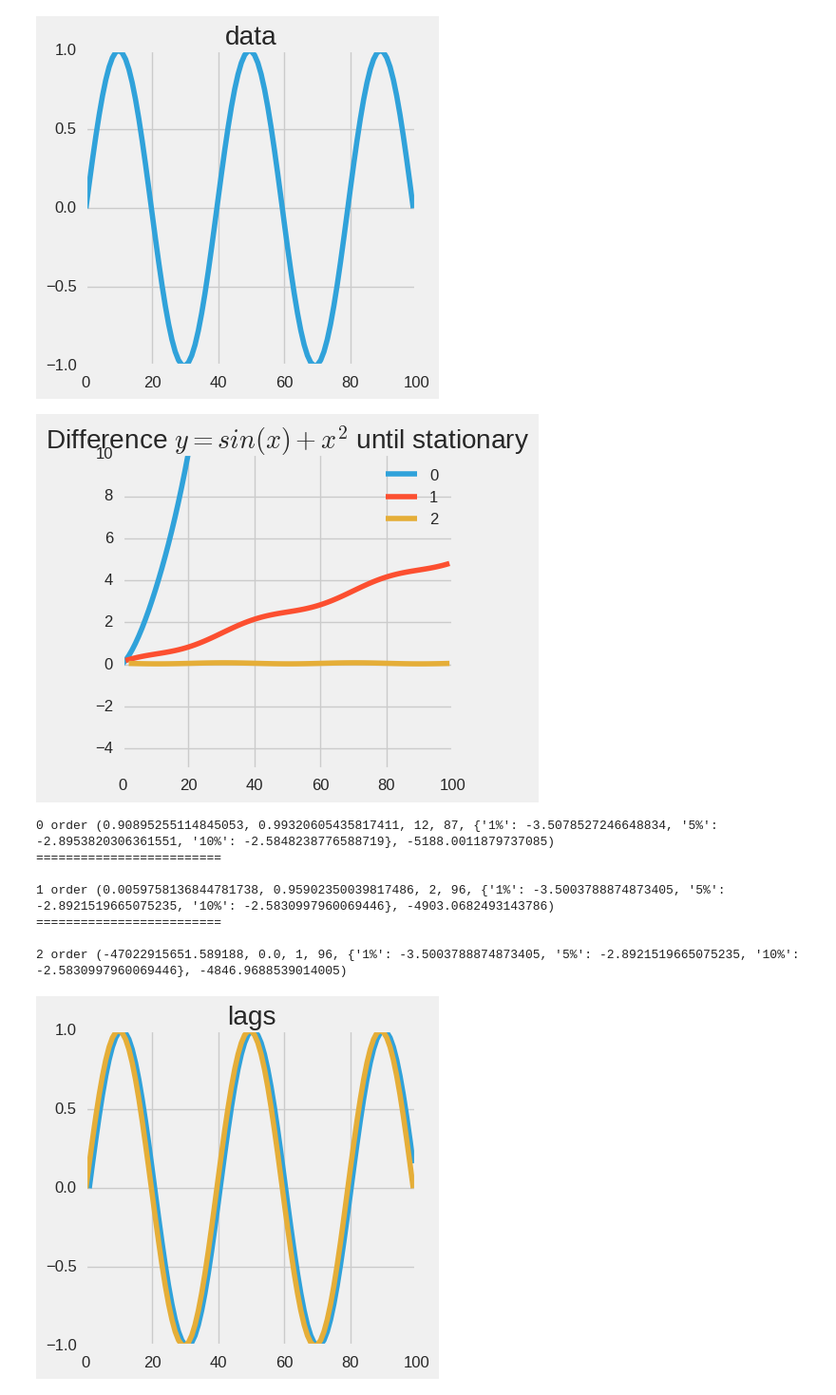
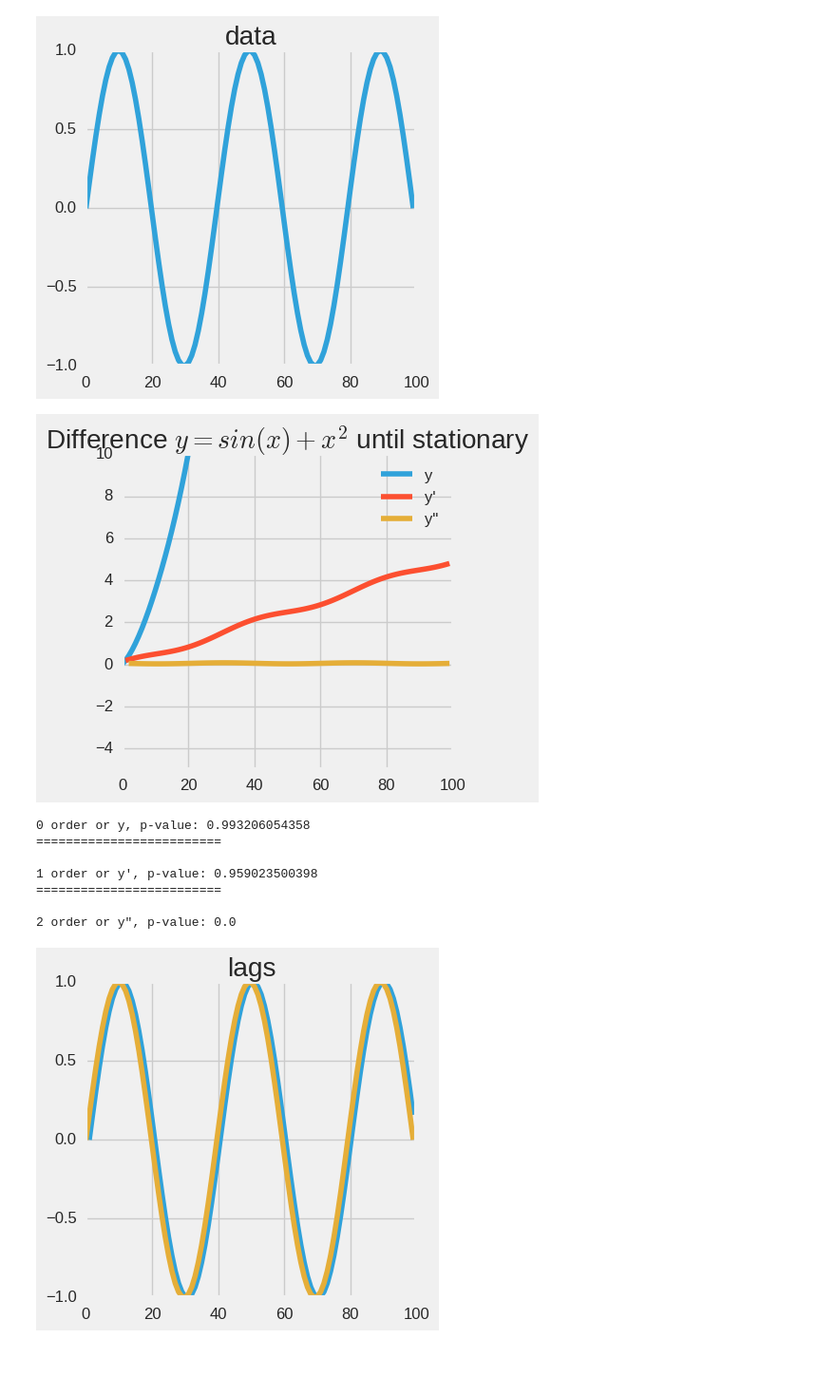
Before and after one commit to arose13/BiolStatsCourse, a Jupyter notebook: Autocorrelations.ipynb, the cells around one changed output. Shown at 95% size. Cells and saved outputs as stored; diff of their text form; code cells hidden in the pictures; blank space fills up the shorter version.

```diff
--- a/Autocorrelations.ipynb
+++ b/Autocorrelations.ipynb
@@ -15,28 +15,28 @@ graph.show()
 # %%
 fx = data.y+data.x**2
 
 graph.title('Difference $y = sin(x) + x^2$ until stationary')
-graph.plot(fx, label='0')
-graph.plot(fx.diff(), label='1')
-graph.plot(fx.diff().diff(), label='2')
+graph.plot(fx, label='y')
+graph.plot(fx.diff(), label='y\'')
+graph.plot(fx.diff().diff(), label='y"')
 graph.legend(loc=0)
 graph.ylim([-5, 10])
 graph.show()
 
-print('0 order', adfuller(fx))
+print('0 order or y, p-value:', adfuller(fx)[1])
 print('=========================\n')
-print('1 order', adfuller(fx.diff().dropna()))
+print('1 order or y\', p-value:', adfuller(fx.diff().dropna())[1])
 print('=========================\n')
-print('2 order', adfuller(fx.diff().diff().dropna()))
+print('2 order or y", p-value:', adfuller(fx.diff().diff().dropna())[1])
 # %% [output]
-[figure, old version]
+[figure, new version]
-0 order (0.90895255114845053, 0.99320605435817411, 12, 87, {'1%': -3.5078527246648834, '5%': -2.8953820306361551, '10%': -2.5848238776588719}, -5188.0011879737085)
+0 order or y, p-value: 0.993206054358
 =========================
 
-1 order (0.0059758136844781738, 0.95902350039817486, 2, 96, {'1%': -3.5003788874873405, '5%': -2.8921519665075235, '10%': -2.5830997960069446}, -4903.0682493143786)
+1 order or y', p-value: 0.959023500398
 =========================
 
-2 order (-47022915651.589188, 0.0, 1, 96, {'1%': -3.5003788874873405, '5%': -2.8921519665075235, '10%': -2.5830997960069446}, -4846.9688539014005)
+2 order or y", p-value: 0.0
 # %%
 graph.title('lags')
 graph.plot(data.y.shift(1))
```
Also changed, not shown: parts of 1 cell of this notebook.
